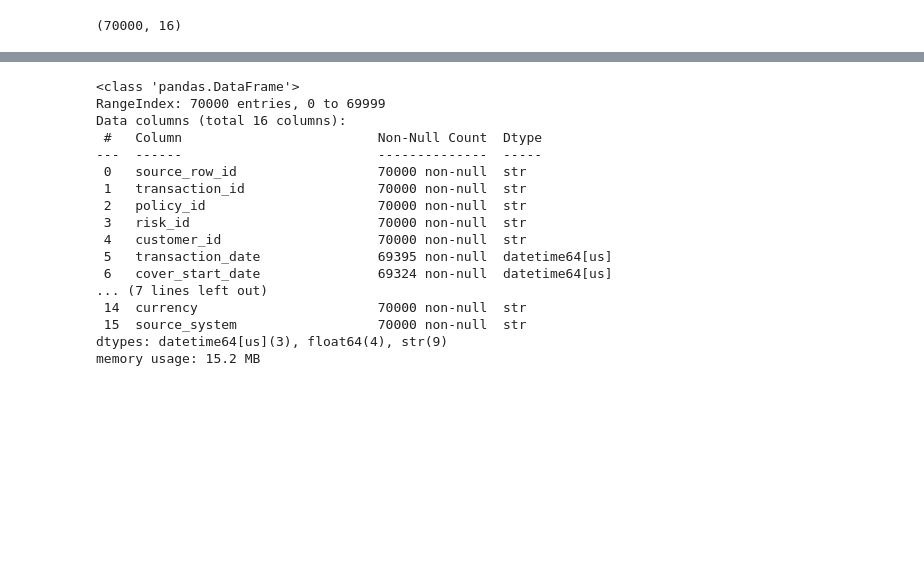
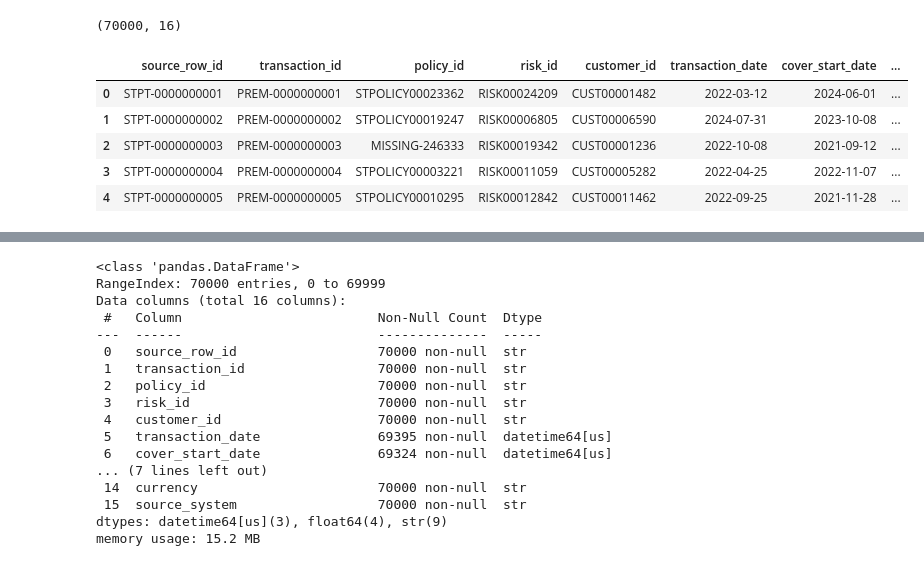
Before and after one commit to SumiK2001/https---github.com-SumiK2001-Santam-Final-Project, a Jupyter notebook: Untitled46.ipynb, the cells around one changed output, grey strips where cells are left out. Drawn from its saved outputs; the diff is of its cells as text; code cells hidden in the pictures; blank space fills up the shorter version.

```diff
--- a/Untitled46.ipynb
+++ b/Untitled46.ipynb
@@ -569,3 +579,12 @@ premium_transactions = pd.read_csv("Raw Data/santam_raw_premium_transactions.csv
 premium_transactions.shape
 # %% [output]
 (70000, 16)
+# %%
+premium_transactions.head()
+# %% [output]
+|  | source_row_id | transaction_id | policy_id | risk_id | customer_id | transaction_date | cover_start_date | ... |
+| 0 | STPT-0000000001 | PREM-0000000001 | STPOLICY00023362 | RISK00024209 | CUST00001482 | 2022-03-12 | 2024-06-01 | ... |
+| 1 | STPT-0000000002 | PREM-0000000002 | STPOLICY00019247 | RISK00006805 | CUST00006590 | 2024-07-31 | 2023-10-08 | ... |
+| 2 | STPT-0000000003 | PREM-0000000003 | MISSING-246333 | RISK00019342 | CUST00001236 | 2022-10-08 | 2021-09-12 | ... |
+| 3 | STPT-0000000004 | PREM-0000000004 | STPOLICY00003221 | RISK00011059 | CUST00005282 | 2022-04-25 | 2022-11-07 | ... |
+| 4 | STPT-0000000005 | PREM-0000000005 | STPOLICY00010295 | RISK00012842 | CUST00011462 | 2022-09-25 | 2021-11-28 | ... |
```
Also changed, not shown: parts of 9 cells of this notebook, 4 other files.
